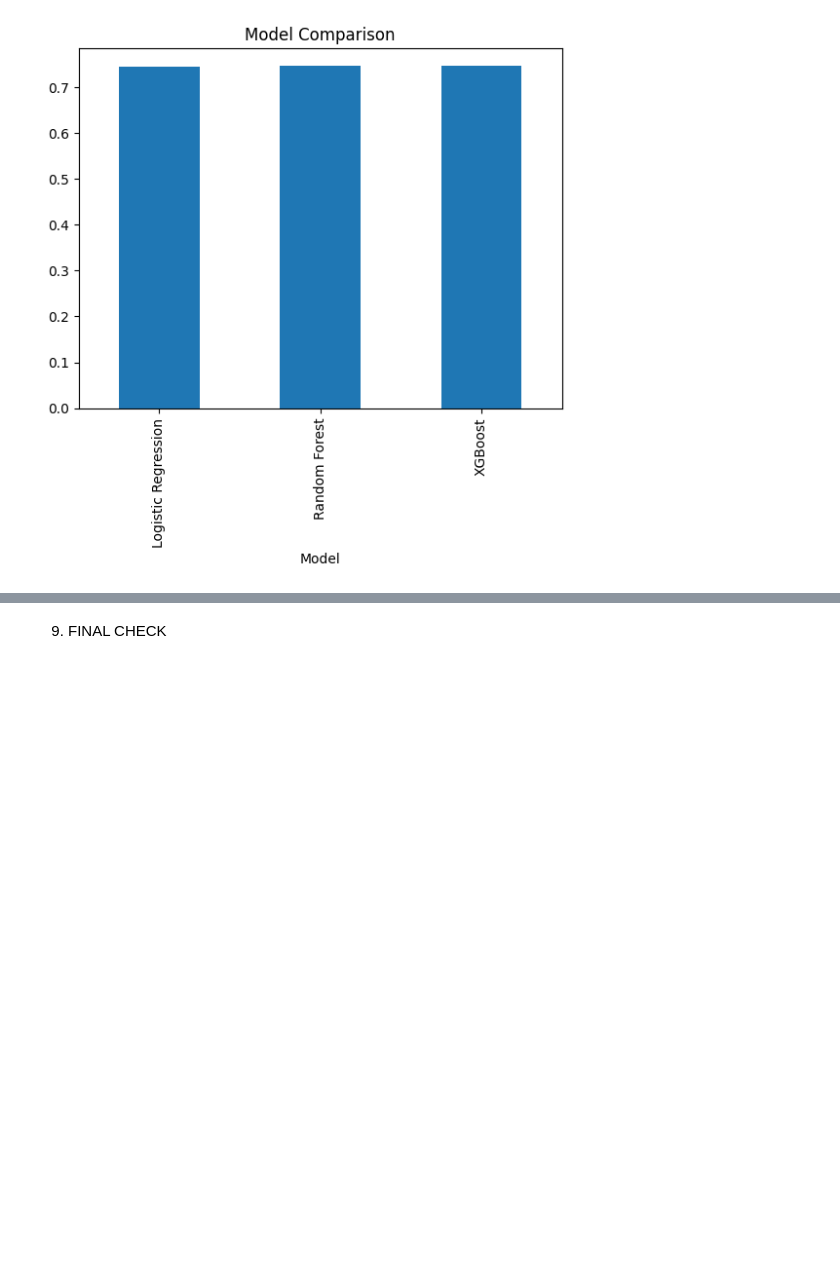
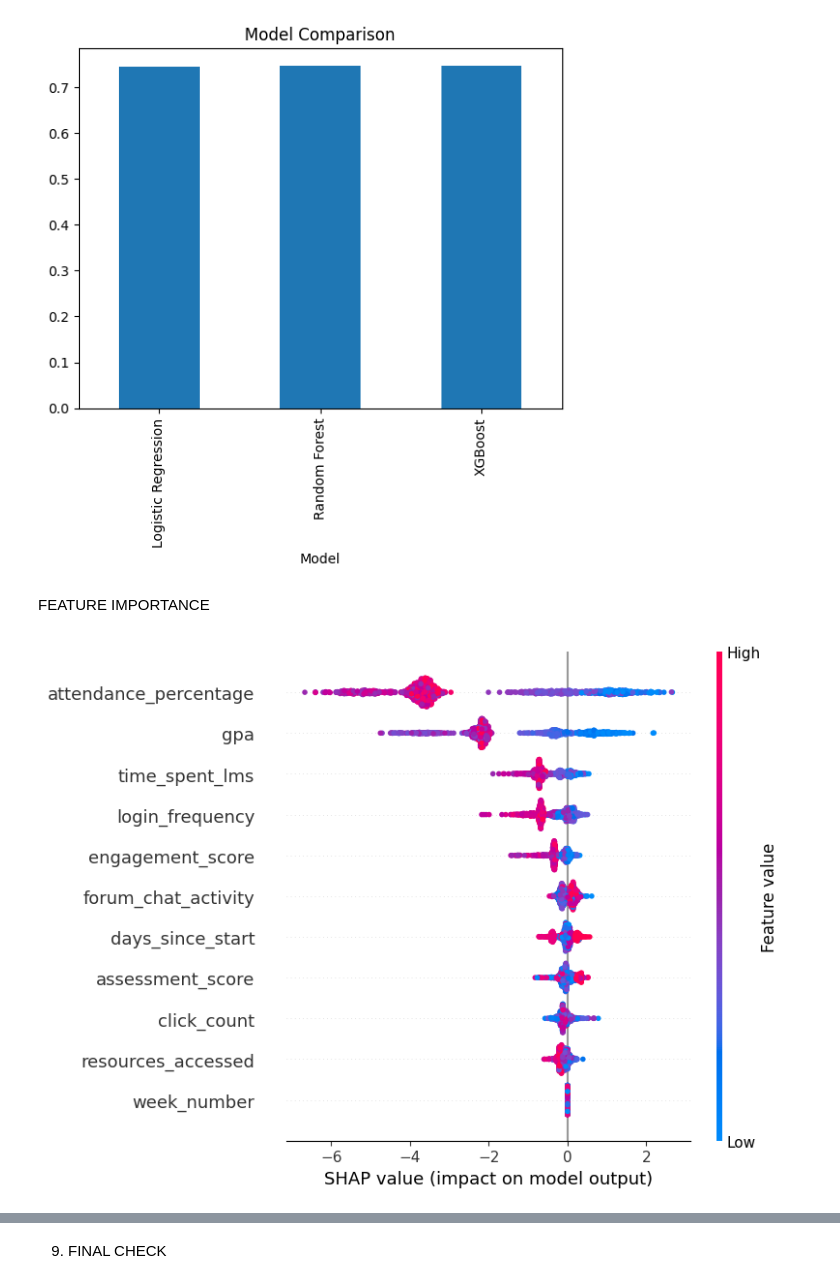
Before and after one commit to KSaubhagya/Prediction-Module, a Jupyter notebook: Risk_Prediction.ipynb, the cells around one changed output, grey strips where cells are left out. Drawn from its saved outputs; the diff is of its cells as text; code cells hidden in the pictures; blank space fills up the shorter version.

```diff
--- a/Risk_Prediction.ipynb
+++ b/Risk_Prediction.ipynb
@@ -507,3 +496,25 @@ plt.show()
 1        Random Forest  0.746122
 2              XGBoost  0.746939
 [figure]
+# %% [markdown]
+FEATURE IMPORTANCE
+# %%
+!pip install shap --quiet
+import shap
+
+# Use best-performing tree model (RF or XGBoost work well with SHAP's TreeExplainer)
+explainer = shap.TreeExplainer(xgb)
+shap_values = explainer.shap_values(X_test)   # shape: (n_samples, n_features, n_classes) for multi-class
+
+# Identify the class index for "High Risk"
+high_risk_class_idx = list(le.classes_).index("High Risk")
+
+# Global view: which features matter most FOR High Risk predictions specifically
+shap.summary_plot(
+    shap_values[:, :, high_risk_class_idx],
+    X_test,
+    feature_names=features,
+    show=True
+)
+# %% [output]
+[figure, added]
```
Also changed, not shown: parts of 7 cells of this notebook.
